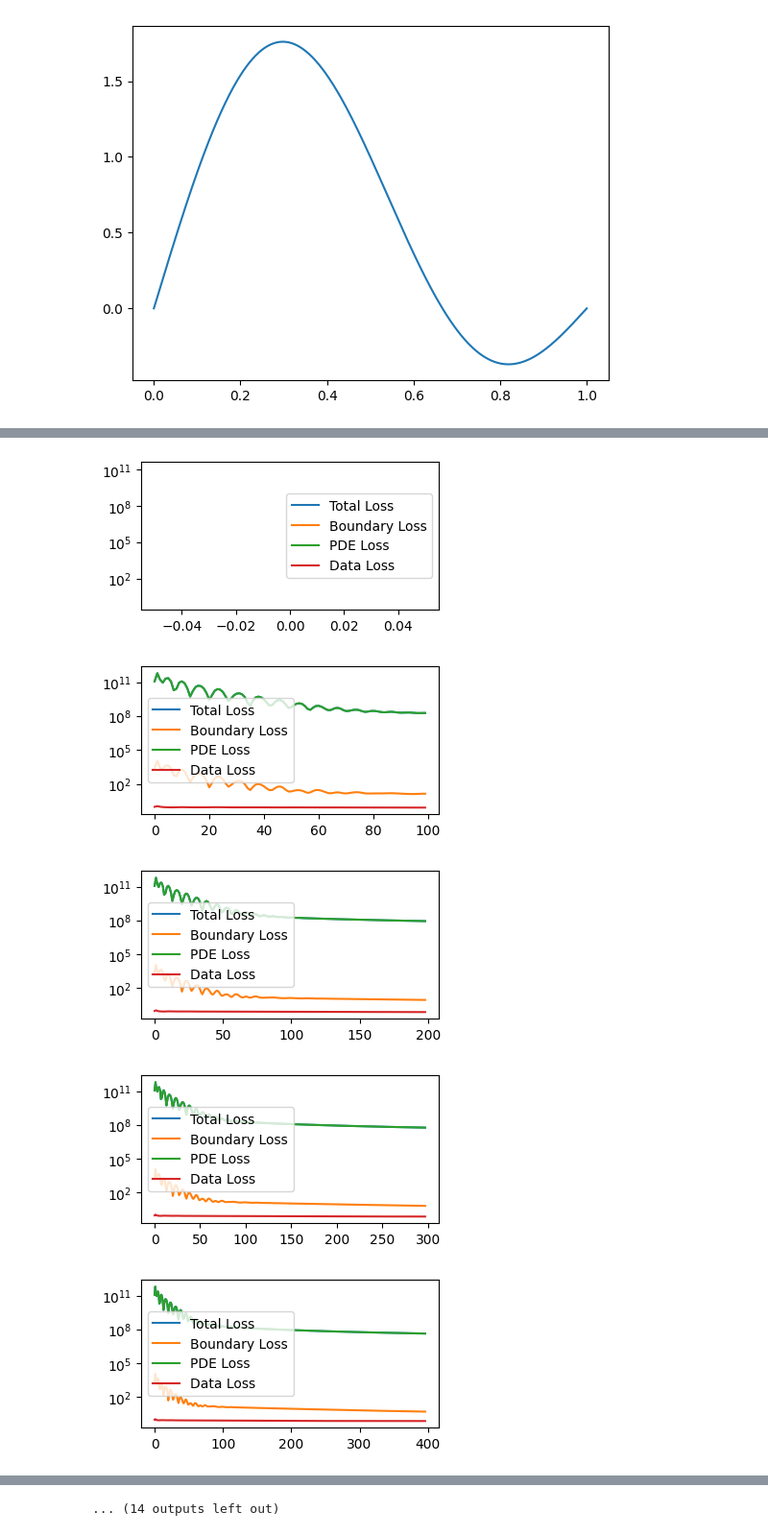
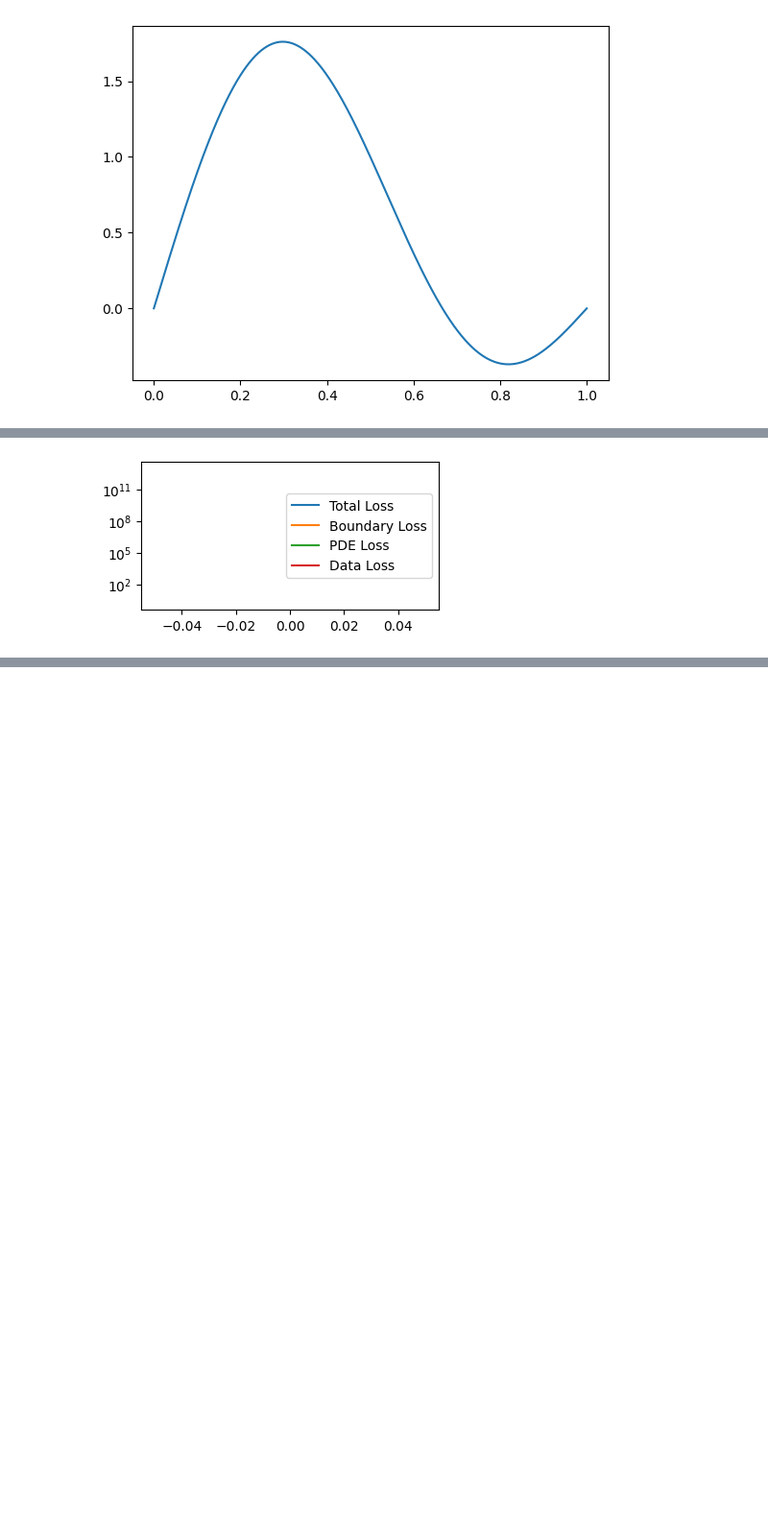
Before and after one commit to viriyadhika/CSC2539H, a Jupyter notebook: FourierPINN/FFPINN.ipynb, the cells around one changed output, grey strips where cells are left out. Shown at 96% size. Saved outputs shown, nothing was run; the diff lists cells and outputs as text; code cells hidden in the pictures; blank space fills up the shorter version.

```diff
--- a/FourierPINN/FFPINN.ipynb
+++ b/FourierPINN/FFPINN.ipynb
@@ -11,4 +13,0 @@ import logging
-# %%
-device = "cuda" if torch.cuda.is_available() else "cpu"
-logging.info(f"Using {device}")
-device
@@ -65,38 +19,6 @@ plt.colorbar()
 # %% [output]
 <matplotlib.colorbar.Colorbar at 0x...>
 [figure]
-# %%
-class Util:
-    def __init__(self):
-        pass
-
-    def lhs(self, n_samples: int, n_dims: int, dtype=torch.float, show_plot: bool = False):
-        spaces = torch.linspace(0, 1, n_samples + 1, dtype=dtype).to(device)
-
-        # We need to unsqueeze so that we can use broadcasting on the n_dims
-        lower_bound = spaces[:-1].unsqueeze(1)
-        upper_bound = spaces[1:].unsqueeze(1)
-
-        rand_idx = torch.rand(n_samples, n_dims, device=device)
-        points = lower_bound + rand_idx * (upper_bound - lower_bound)
-
-        if show_plot:
-            self.print_2d_space(points)
-
-        for i in range(n_dims):
-            samples_idx = torch.randperm(n_samples, device=device)
-            points[:,i] = points[samples_idx,i]
-
-        if show_plot:
-            self.print_2d_space(points)
-
-        return points
-
-    def print_2d_space(self, X):
-        plt.scatter(X[:, 0].numpy(), X[:, 1].numpy(), color='blue', s=50)
-        plt.show()
-
-util = Util()
 # %%
 plt.plot(wave_raw_data.X[:,0], wave_raw_data.u[:,0])
 # %% [output]
@@ -241,5 +27,6 @@ class PINNLoss(nn.Module):
 # %%
-wave_data = WaveData(wave_raw_data, 50, 50, 10000)
+util = Util()
+wave_data = WaveData(wave_raw_data, 50, 50, 10000, util=util)
 # %%
 mlp = MLP().to(device)
 
@@ -385,10 +55,6 @@ criterion = PINNLoss()
 # %%
 optimizer = torch.optim.Adam(ffmlp.parameters())
 # %%
-training_loop(40000, ffmlp, optimizer)
+training_loop(epochs=1, wave_data=wave_data, model=ffmlp, criterion=criterion, optimizer=optimizer)
 # %% [output]
-[figure, old version]
+[figure, new version]
-[figure, removed]
-[figure, removed]
-[figure, removed]
-[figure, removed]
@@ -402 +60,0 @@ training_loop(40000, ffmlp, optimizer)
-... (14 outputs left out)
```
Also changed, not shown: parts of 17 cells of this notebook, 4 other files.
